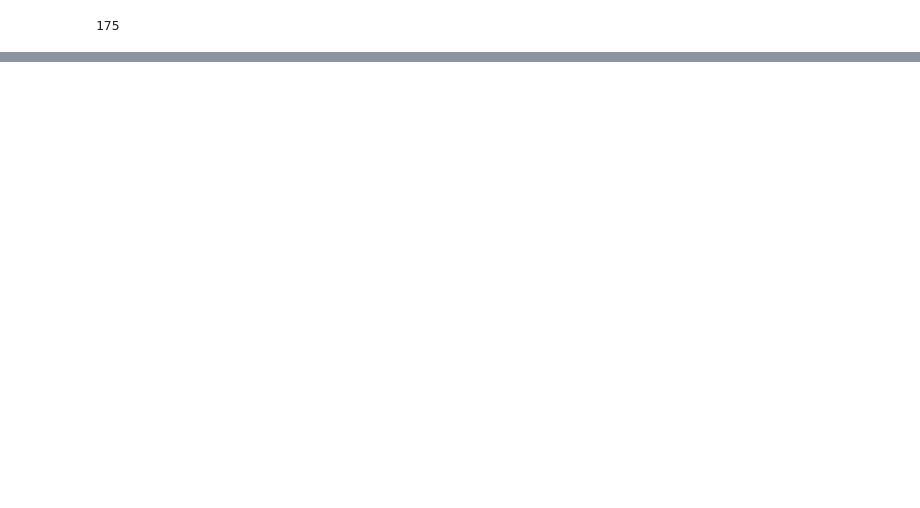
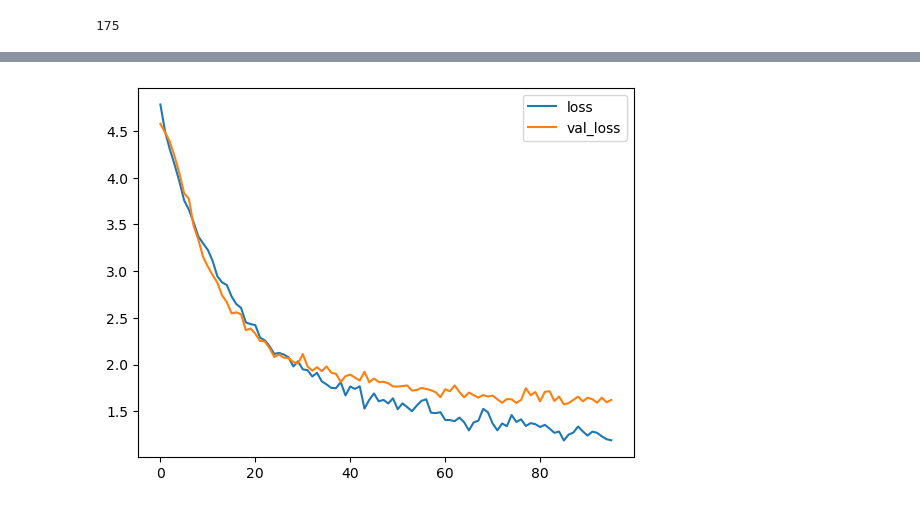
Before and after one commit to hanh-nguyen/flowers, a Jupyter notebook: ResNet_weights.ipynb, the cells around one changed output, grey strips where cells are left out. Cells and saved outputs as stored; diff of their text form; code cells hidden in the pictures; blank space fills up the shorter version.

```diff
--- a/ResNet_weights.ipynb
+++ b/ResNet_weights.ipynb
@@ -76,4 +105,6 @@ model.add(Dense(102, activation='softmax'))
 # %%
-model.compile(loss='categorical_crossentropy', optimizer='rmsprop', metrics=['accuracy'])
-model.fit(train_tensors, train_targets, batch_size=32, epochs=10, verbose=0,
-          validation_data=(valid_tensors, valid_targets), shuffle=True)
+cnn.compile(optimizer='adam', loss='categorical_crossentropy', metrics=['accuracy'])
+early_stopping = tf.keras.callbacks.EarlyStopping(patience=10, min_delta=0.001, restore_best_weights=True)
+
+history = cnn.fit(train_tensors, train_targets, validation_data=(valid_tensors, valid_targets),
+                    epochs=100, batch_size=32, callbacks=[early_stopping], verbose=0)
@@ -95,0 +119,5 @@ model.evaluate(test_tensors, test_targets);
+# %%
+history_df = pd.DataFrame(history.history)
+history_df.loc[:, ['loss', 'val_loss']].plot();
+# %% [output]
+[figure, added]
```
Also changed, not shown: parts of 10 cells of this notebook, 2 other files.
